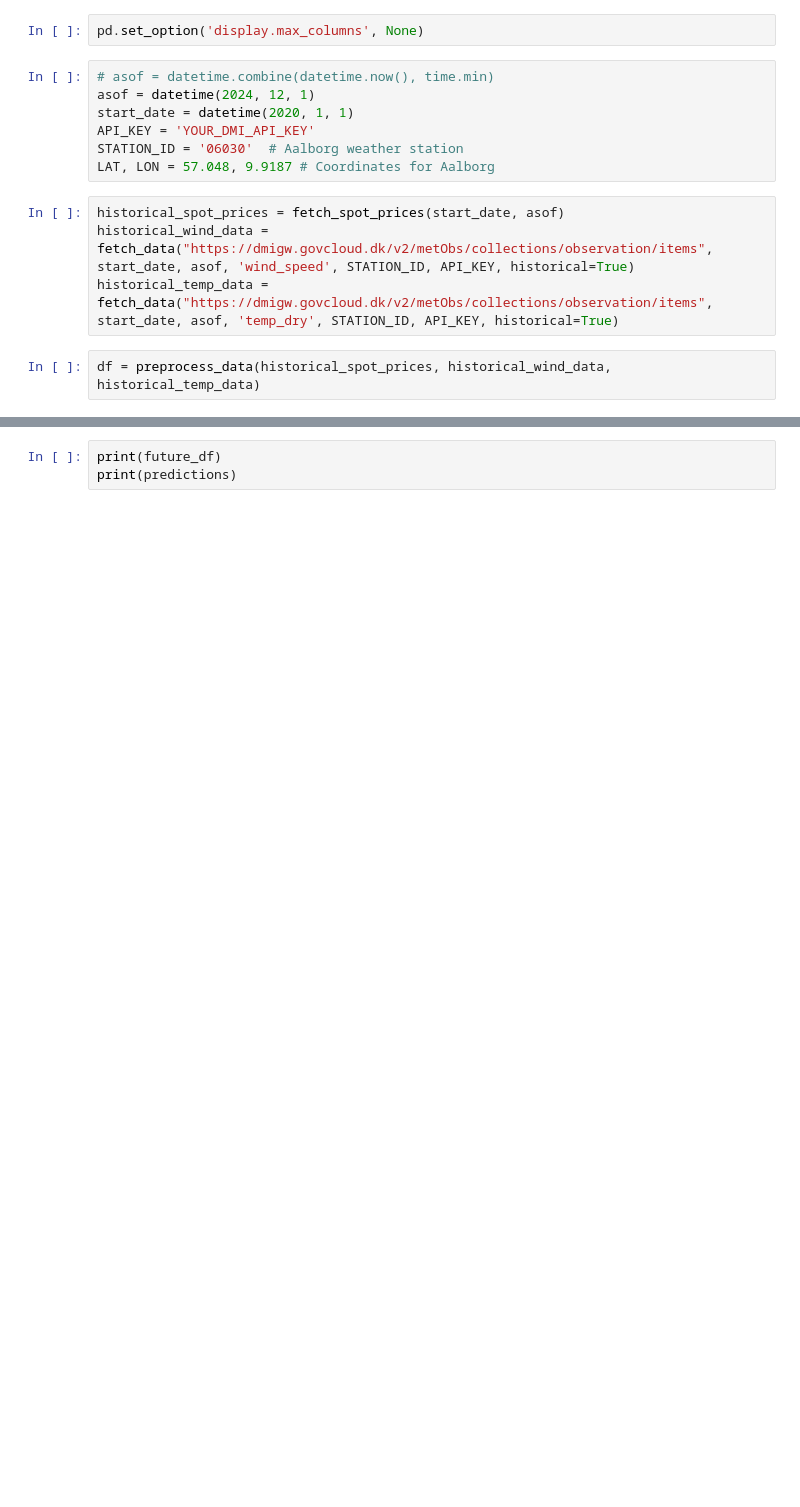
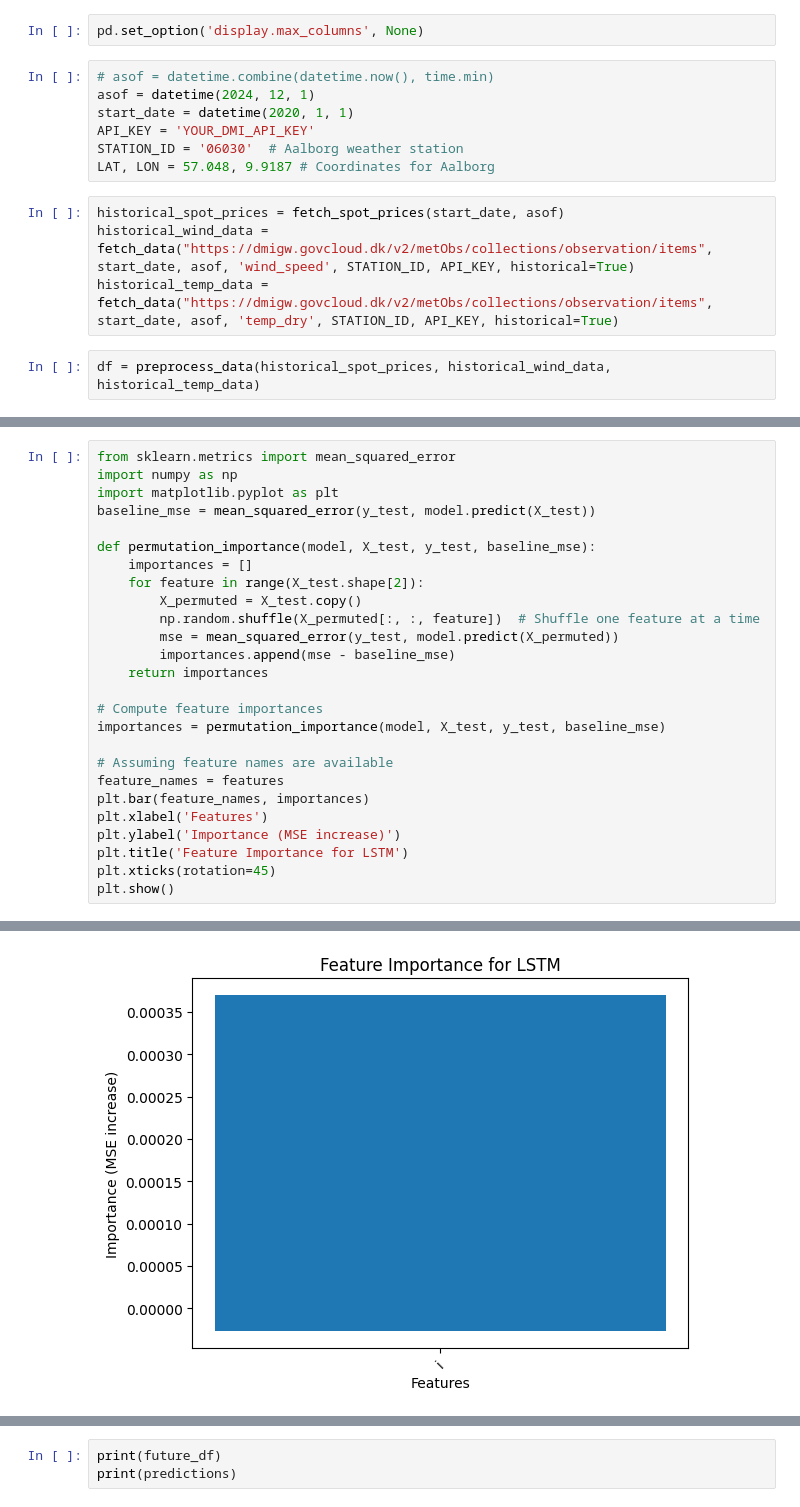
Before and after one commit to jokerofun/psa_tool, a Jupyter notebook: notebook.ipynb, the cells around one changed output, grey strips where cells are left out. Saved outputs shown, nothing was run; the diff lists cells and outputs as text; blank space fills up the shorter version.

```diff
--- a/notebook.ipynb
+++ b/notebook.ipynb
@@ -49,0 +116,27 @@ model = load_model('lstm_model.keras')
+# %%
+from sklearn.metrics import mean_squared_error
+import numpy as np
+import matplotlib.pyplot as plt
+baseline_mse = mean_squared_error(y_test, model.predict(X_test))
+
+def permutation_importance(model, X_test, y_test, baseline_mse):
+    importances = []
+    for feature in range(X_test.shape[2]):
+        X_permuted = X_test.copy()
+        np.random.shuffle(X_permuted[:, :, feature])  # Shuffle one feature at a time
+        mse = mean_squared_error(y_test, model.predict(X_permuted))
+        importances.append(mse - baseline_mse)
+    return importances
+
+# Compute feature importances
+importances = permutation_importance(model, X_test, y_test, baseline_mse)
+
+# Assuming feature names are available
+feature_names = features
+plt.bar(feature_names, importances)
+plt.xlabel('Features')
+plt.ylabel('Importance (MSE increase)')
+plt.title('Feature Importance for LSTM')
+plt.xticks(rotation=45)
+plt.show()
+# %% [output]
@@ -50,2 +154,3 @@ model = load_model('lstm_model.keras')
+[figure, added]
 # %%
 future_df, predictions = predict_future(model, asof)
```
Also changed, not shown: parts of 13 cells of this notebook, 5 other files.
